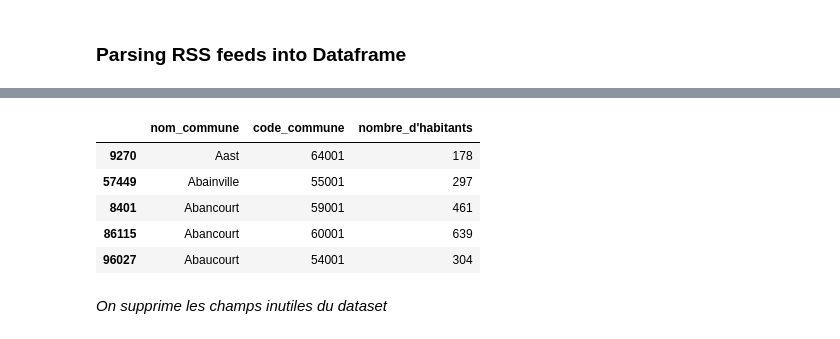
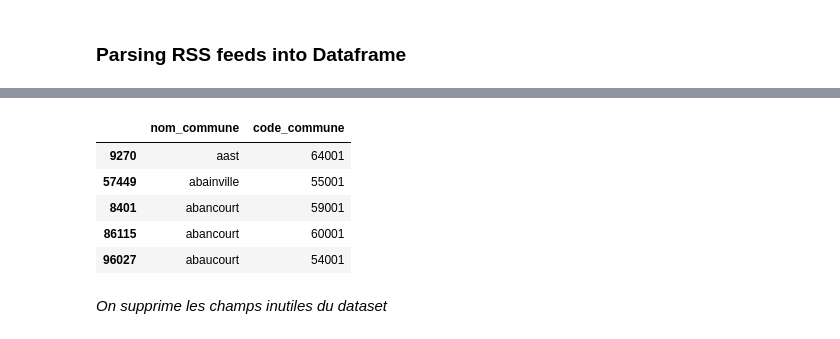
Before and after one commit to enzobes/house-rental-py, a Jupyter notebook: House-Rental.ipynb, the cells around one changed output, grey strips where cells are left out. Saved outputs shown, nothing was run; the diff lists cells and outputs as text; code cells hidden in the pictures.

```diff
--- a/House-Rental.ipynb
+++ b/House-Rental.ipynb
@@ -105,19 +101,18 @@ dataEnedis.head()
 # %%
-codeCommune = pd.DataFrame(columns=['nom_commune', 'code_commune', "nombre_d'habitants"])
+codeCommune = pd.DataFrame(columns=['nom_commune', 'code_commune'])
 
-codeCommune['nom_commune'] = conso["nom_commune"].values
+codeCommune['nom_commune'] = conso["nom_commune"]
 codeCommune['code_commune'] = conso["code_commune"]
-codeCommune["nombre_d'habitants"] = conso["nombre_d'habitants"]
 codeCommune = codeCommune.drop_duplicates()
 
 codeCommune.sort_values(['nom_commune']).head()
 # %% [output]
-|  | nom_commune | code_commune | nombre_d'habitants |
-| 9270 | Aast | 64001 | 178 |
-| 57449 | Abainville | 55001 | 297 |
-| 8401 | Abancourt | 59001 | 461 |
-| 86115 | Abancourt | 60001 | 639 |
-| 96027 | Abaucourt | 54001 | 304 |
+|  | nom_commune | code_commune |
+| 9270 | aast | 64001 |
+| 57449 | abainville | 55001 |
+| 8401 | abancourt | 59001 |
+| 86115 | abancourt | 60001 |
+| 96027 | abaucourt | 54001 |
 # %% [markdown]
 *On supprime les champs inutiles du dataset*
 # %%
```
Also changed, not shown: parts of 8 cells of this notebook, 2 other files.
